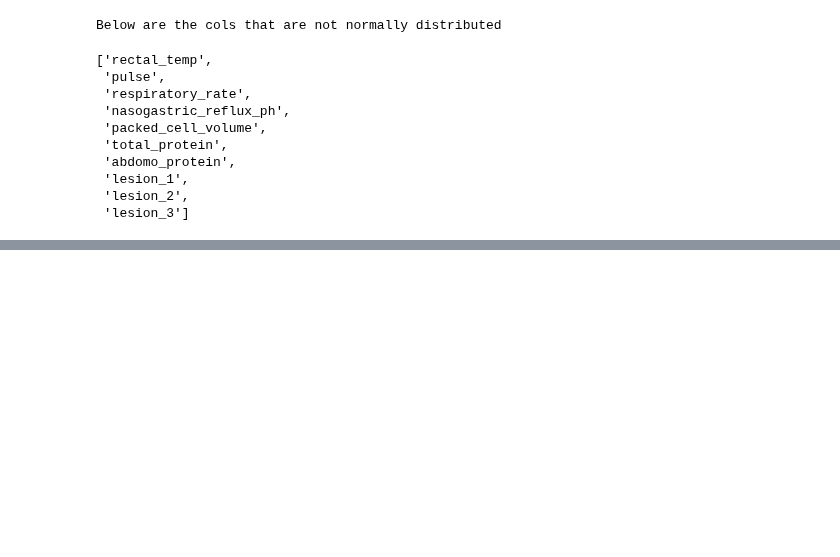
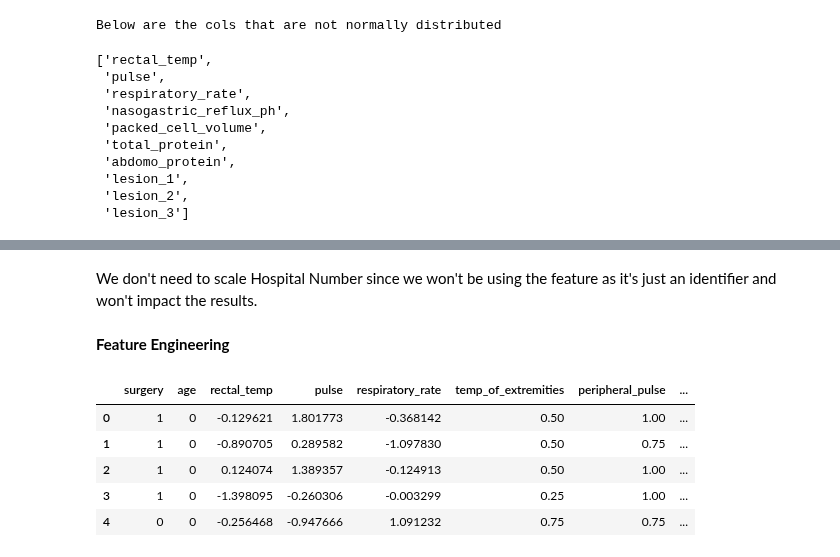
Before and after one commit to dakshbhatnagar/projects, a Jupyter notebook: horse_survival/analysis.ipynb, the cells around one changed output, grey strips where cells are left out. Saved outputs shown, nothing was run; the diff lists cells and outputs as text; code cells hidden in the pictures; blank space fills up the shorter version.

```diff
--- a/horse_survival/analysis.ipynb
+++ b/horse_survival/analysis.ipynb
@@ -542,0 +606,15 @@ Below are the cols that are not normally distributed
+# %% [markdown]
+We don't need to scale Hospital Number since we won't be using the feature as it's just an identifier and won't impact the results.
+# %% [markdown]
+**Feature Engineering**
+# %%
+cols = [i for i in df.columns if i not in ('id', 'hospital_number')]
+data = df[cols].copy()
+data.head()
+# %% [output]
+|  | surgery | age | rectal_temp | pulse | respiratory_rate | temp_of_extremities | peripheral_pulse | ... |
+| 0 | 1 | 0 | -0.129621 | 1.801773 | -0.368142 | 0.50 | 1.00 | ... |
+| 1 | 1 | 0 | -0.890705 | 0.289582 | -1.097830 | 0.50 | 0.75 | ... |
+| 2 | 1 | 0 | 0.124074 | 1.389357 | -0.124913 | 0.50 | 1.00 | ... |
+| 3 | 1 | 0 | -1.398095 | -0.260306 | -0.003299 | 0.25 | 1.00 | ... |
+| 4 | 0 | 0 | -0.256468 | -0.947666 | 1.091232 | 0.75 | 0.75 | ... |
```
Also changed, not shown: parts of 9 cells of this notebook, 6 other files.
